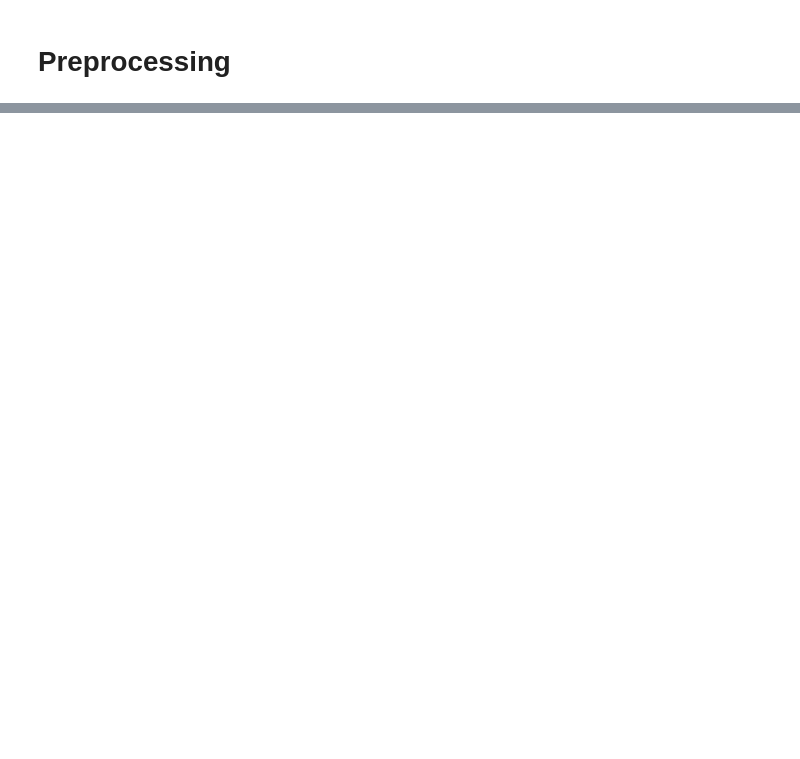
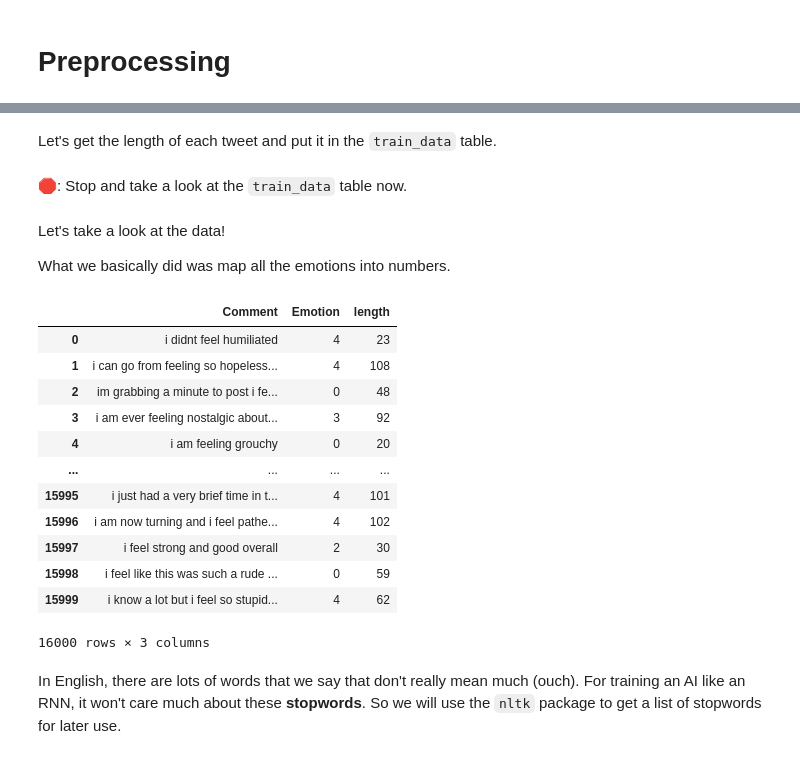
Before and after one commit to acmucsd/acm-ai-workshops, a Jupyter notebook: SP22/nlp-series/workshop-2/Main_Notebook_NLP_Series_Workshop_2_RNNs.ipynb, the cells around one changed output, grey strips where cells are left out. Drawn from its saved outputs; the diff is of its cells as text; code cells hidden in the pictures; blank space fills up the shorter version.

```diff
--- a/SP22/nlp-series/workshop-2/Main_Notebook_NLP_Series_Workshop_2_RNNs.ipynb
+++ b/SP22/nlp-series/workshop-2/Main_Notebook_NLP_Series_Workshop_2_RNNs.ipynb
@@ -53,0 +68,8 @@ test_csv = pd.read_csv("/content/twitter-sentiment/test.csv")
+# %%
+test_data = pd.read_csv("/content/emotion-sentiment/test.txt", header=None, sep=";", names=["Comment","Emotion"], encoding="utf-8")
+train_data = pd.read_csv("/content/emotion-sentiment/train.txt", header=None, sep=";", names=["Comment","Emotion"], encoding="utf-8")
+validation_data = pd.read_csv("/content/emotion-sentiment/val.txt", header=None, sep=";", names=["Comment","Emotion"], encoding="utf-8")
+
+print("Train : ", train_data.shape)
+print("Test : ", test_data.shape)
+print("Validation : ", validation_data.shape)
@@ -358,0 +102,33 @@ Epoch 7/7
+# %% [markdown]
+Let's get the length of each tweet and put it in the `train_data` table.
+# %%
+train_data['length'] = [len(x) for x in train_data['Comment']]
+# %% [markdown]
+🛑: Stop and take a look at the `train_data` table now.
+# %%
+lb = LabelEncoder()
+train_data['Emotion'] = lb.fit_transform(train_data['Emotion'])
+test_data['Emotion'] = lb.fit_transform(test_data['Emotion'])
+validation_data['Emotion'] = lb.fit_transform(validation_data['Emotion'])
+# %% [markdown]
+Let's take a look at the data!
+
+What we basically did was map all the emotions into numbers.
+# %%
+train_data
+# %% [output]
+|  | Comment | Emotion | length |
+| 0 | i didnt feel humiliated | 4 | 23 |
+| 1 | i can go from feeling so hopeless... | 4 | 108 |
+| 2 | im grabbing a minute to post i fe... | 0 | 48 |
+| 3 | i am ever feeling nostalgic about... | 3 | 92 |
+| 4 | i am feeling grouchy | 0 | 20 |
+| ... | ... | ... | ... |
+| 15995 | i just had a very brief time in t... | 4 | 101 |
+| 15996 | i am now turning and i feel pathe... | 4 | 102 |
+| 15997 | i feel strong and good overall | 2 | 30 |
+| 15998 | i feel like this was such a rude ... | 0 | 59 |
+| 15999 | i know a lot but i feel so stupid... | 4 | 62 |
+16000 rows × 3 columns
+# %% [markdown]
+In English, there are lots of words that we say that don't really mean much (ouch). For training an AI like an RNN, it won't care much about these __stopwords__. So we will use the `nltk` package to get a list of stopwords for later use.
```
Also changed, not shown: parts of 64 cells of this notebook.
